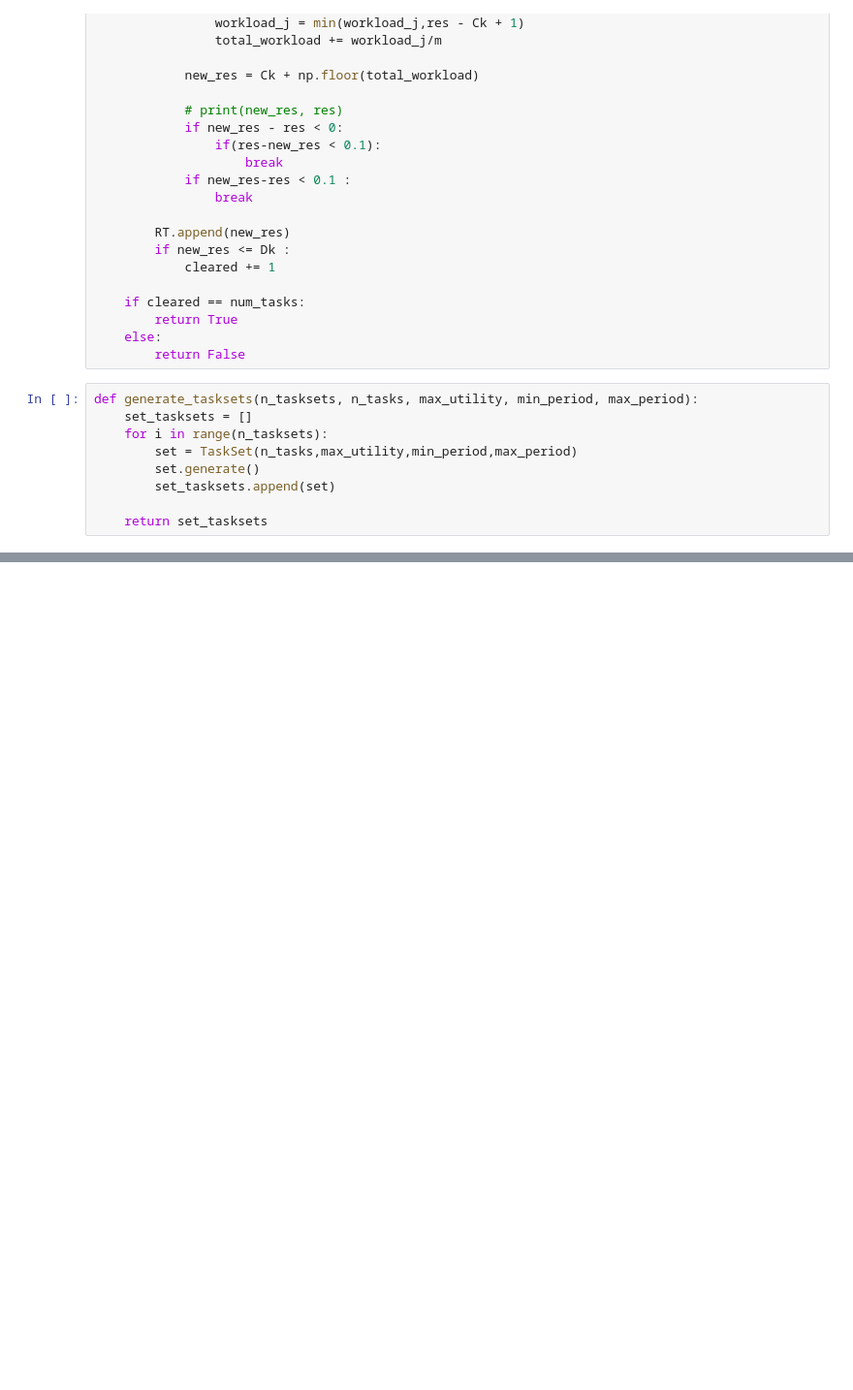
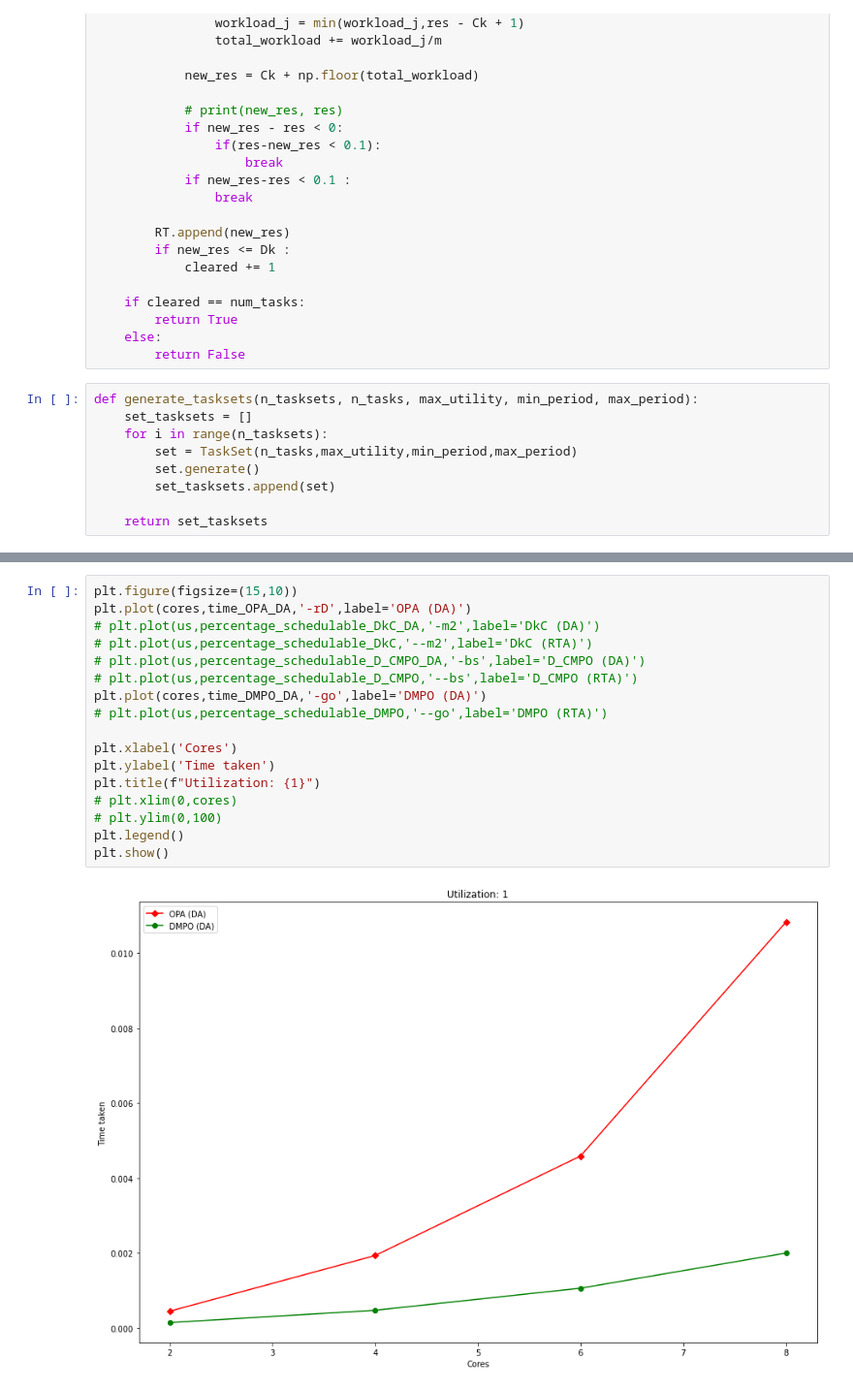
Before and after one commit to BuzzingTaz/RTES-Project, a Jupyter notebook: project.ipynb, the cells around one changed output, grey strips where cells are left out. Shown at 97% size. Cells and saved outputs as stored; diff of their text form; blank space fills up the shorter version.

```diff
--- a/project.ipynb
+++ b/project.ipynb
@@ -331,0 +373,19 @@ plt.show()
+# %%
+plt.figure(figsize=(15,10))
+plt.plot(cores,time_OPA_DA,'-rD',label='OPA (DA)')
+# plt.plot(us,percentage_schedulable_DkC_DA,'-m2',label='DkC (DA)')
+# plt.plot(us,percentage_schedulable_DkC,'--m2',label='DkC (RTA)')
+# plt.plot(us,percentage_schedulable_D_CMPO_DA,'-bs',label='D_CMPO (DA)')
+# plt.plot(us,percentage_schedulable_D_CMPO,'--bs',label='D_CMPO (RTA)')
+plt.plot(cores,time_DMPO_DA,'-go',label='DMPO (DA)')
+# plt.plot(us,percentage_schedulable_DMPO,'--go',label='DMPO (RTA)')
+
+plt.xlabel('Cores')
+plt.ylabel('Time taken')
+plt.title(f"Utilization: {1}")
+# plt.xlim(0,cores)
+# plt.ylim(0,100)
+plt.legend()
+plt.show()
+# %% [output]
+[figure, added]
```
Also changed, not shown: parts of 6 cells of this notebook, 4 other files.
